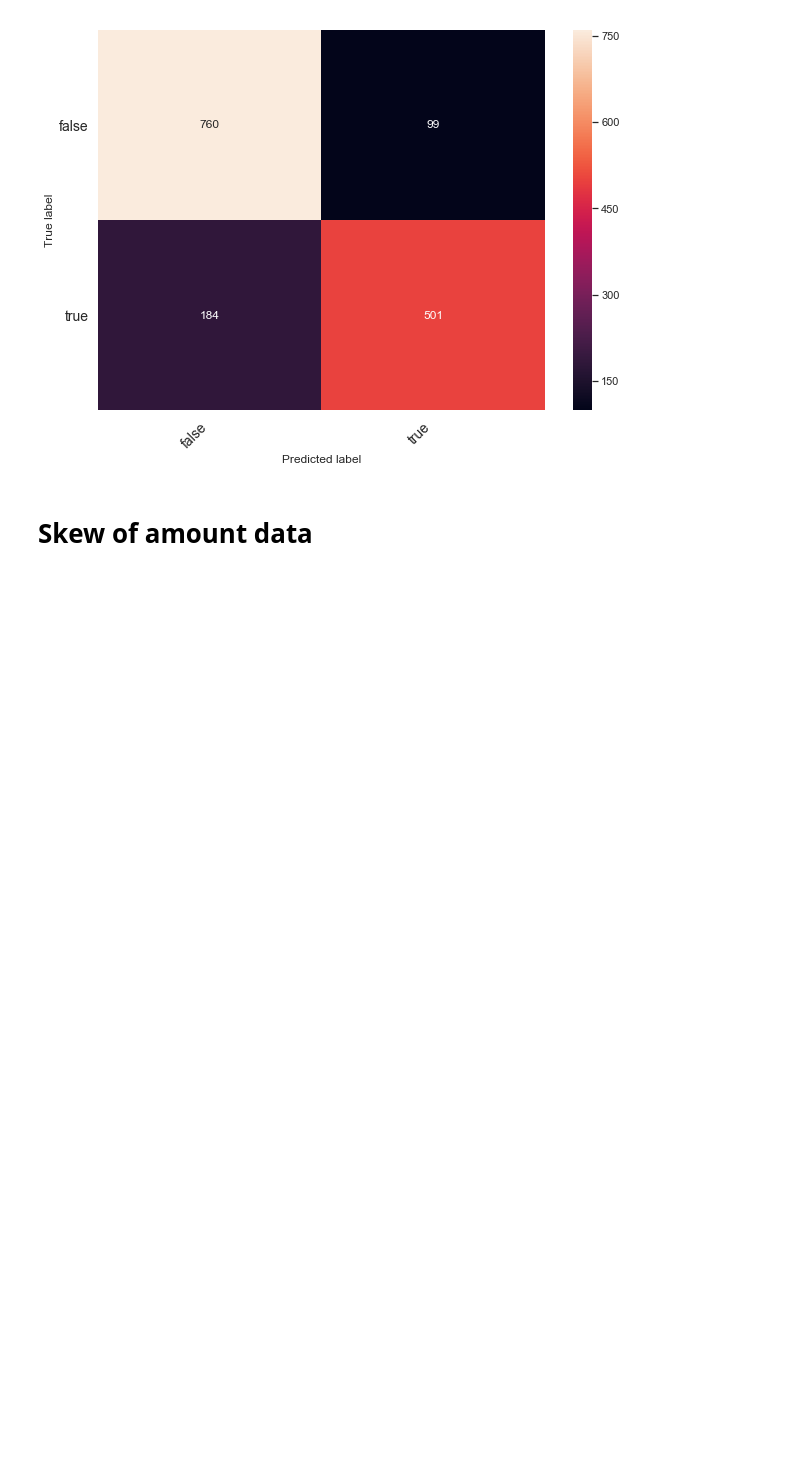
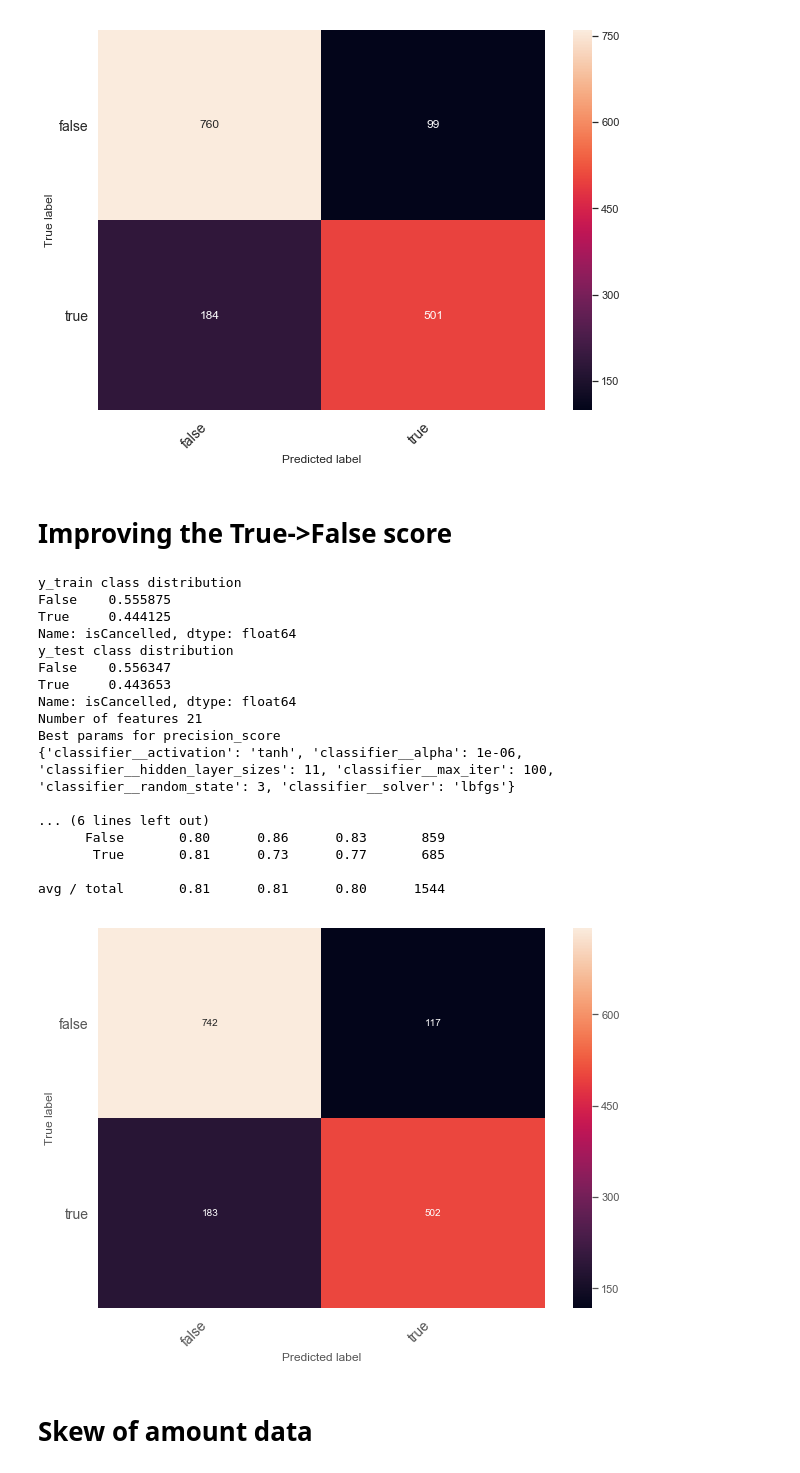
Before and after one commit to nathfy/paperUwe_v1, a Jupyter notebook: Predicting product cancelations for sales retention.ipynb, the cells around one changed output. Drawn from its saved outputs; the diff is of its cells as text; code cells hidden in the pictures; blank space fills up the shorter version.

Commit message:
Tuning parameters for NN

```diff
--- a/Predicting product cancelations for sales retention.ipynb
+++ b/Predicting product cancelations for sales retention.ipynb
@@ -329,16 +329,8 @@ def BestModelScore(X_test, y_test, grid, refitScore):
 def RemoveSkew(df):
     skewColumns = df.skew(numeric_only="true")
     skewRightColumns = skewColumns[lambda x : (x > 0.25)]
-    skewRightDf = df[skewRightColumns.index].select_dtypes(include=['float64'])
+    skewRightDf = df[skewRightColumns.index].select_dtypes(include=['float64','int64'])
     # 1+ to get rid of -inf value
     df[skewRightDf.columns] = np.log(1+skewRightDf)
     #skewLeftColumns = skewColumns[lambda x : (x < -3.0)]
     return df
-
-def RemoveLeftSkew(df):
-    skewColumns = df.skew(numeric_only="true")
-    skewLeftColumns = skewColumns[lambda x : (x < -0.25)]
-    skewLeftDf = df[skewLeftColumns.index].select_dtypes(include=['float64'])
-    # 1+ to get rid of -inf value
-    df[skewLeftDf.columns] = np.log(1+skewLeftDf)
-    return df
@@ -736,6 +736,62 @@ Best params for precision_score
 
 avg / total       0.82      0.82      0.81      1544
 [figure]
+# %% [markdown]
+# Improving the True->False score
+# %%
+X_train, X_test, y_train, y_test = getTrainTestSplit(dataFrame)
+refitScore = 'precision_score'
+
+param_grid = [
+    {
+        'classifier__activation': ["tanh"],
+        'classifier__solver': ['lbfgs'],
+        'classifier__max_iter': [100], #after manual tweaking with the hidden layer size
+        'classifier__alpha': [1e-06],
+        'classifier__hidden_layer_sizes':[11], # changed from 5 after manual intervention
+        'classifier__random_state':[3]
+    }
+]
+#{'classifier__activation': 'tanh', 'classifier__alpha': 1e-06, 'classifier__hidden_layer_sizes': 5, 'classifier__max_iter': 500, 'classifier__random_state': 3, 'classifier__solver': 'lbfgs'}
+
+transformPipeline = Pipeline([
+    ('Initial drop cols', DFTransform(lambda X: X.drop([customerIdKey,'firstInvoiceDate'], axis=1))),
+    ('Remove catagorical', DFTransform(lambda X: X.select_dtypes(exclude=['object']))),
+    ('Remove skew Right value cols',DFTransform(RemoveSkew)),
+    #Removing this is important, causes worse prediction, work on col...
+    #('Remove Left skew column', DFTransform(lambda X: X.drop(['avgDaysToPay'], axis=1)))
+    #('Remove skew Left value cols',DFTransform(RemoveLeftSkew))
+])
+clfPipeline = Pipeline([
+    ('scaler', RobustScaler()),
+    ('reduceDimensions', PCA()),
+    ('classifier', MLPClassifier())
+])
+
+transformedDfX_test = transformPipeline.transform(X_train)
+bestModel = GridSearchCVOnPipeline(transformedDfX_test, y_train, clfPipeline, param_grid, refitScore)
+
+transformedDfX_test = transformPipeline.transform(X_test)
+BestModelScore(transformedDfX_test, y_test, bestModel, refitScore)
+# %% [output]
+y_train class distribution
+False    0.555875
+True     0.444125
+Name: isCancelled, dtype: float64
+y_test class distribution
+False    0.556347
+True     0.443653
+Name: isCancelled, dtype: float64
+Number of features 21
+Best params for precision_score
+{'classifier__activation': 'tanh', 'classifier__alpha': 1e-06, 'classifier__hidden_layer_sizes': 11, 'classifier__max_iter': 100, 'classifier__random_state': 3, 'classifier__solver': 'lbfgs'}
+
+... (6 lines left out)
+      False       0.80      0.86      0.83       859
+       True       0.81      0.73      0.77       685
+
+avg / total       0.81      0.81      0.80      1544
+[figure, added]
 # %% [markdown]
 # Skew of amount data
 # %%
```
Also changed, not shown: parts of 6 cells of this notebook.
